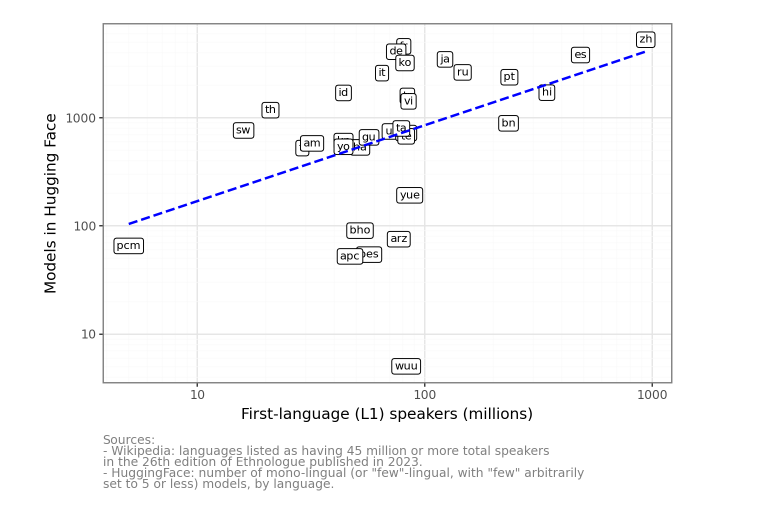
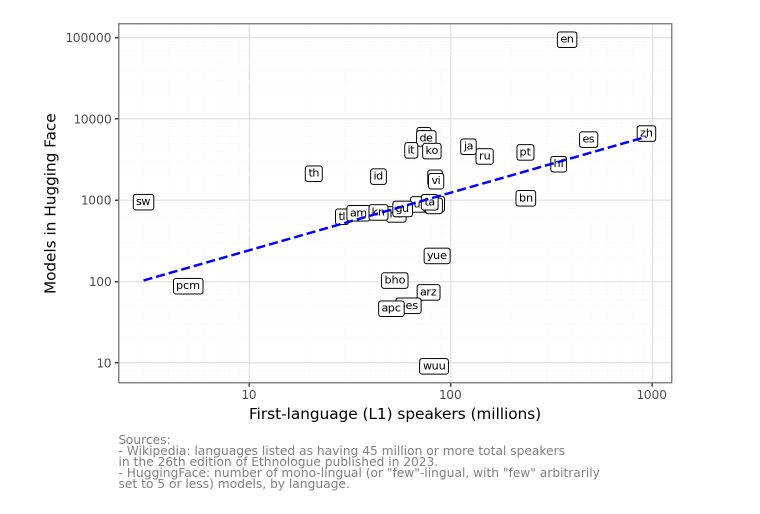
Before and after one commit to ftvalentini/misc, a Jupyter notebook: spanish_underserved.ipynb, the cells around one changed output. Drawn from its saved outputs; the diff is of its cells as text; code cells hidden in the pictures.

```diff
--- a/spanish_underserved.ipynb
+++ b/spanish_underserved.ipynb
@@ -168,32 +168,32 @@ y = "Models"
 # y = "Datasets"
 
 caption = (
     f'Sources:'
     f'\n- Wikipedia: languages listed as having 45 million or more total speakers'
     f'\nin the 26th edition of Ethnologue published in 2023.'
     f'\n- HuggingFace: number of mono-lingual (or "few"-lingual, with "few" arbitrarily'
     f'\nset to 5 or less) {y.lower()}, by language.'
 )
 
 df_tmp = df[[x, y, "iso"]].dropna()
 df_tmp = df_tmp.loc[df_tmp[x] > 0]
 # remove english:
-df_tmp = df_tmp.loc[df_tmp["iso"] != "en"]
+# df_tmp = df_tmp.loc[df_tmp["iso"] != "en"]
 
 p = (
     p9.ggplot(df_tmp, p9.aes(x=x, y=y))
     + p9.geom_label(p9.aes(label="iso"), size=8)
     # + p9.geom_point(size=3, alpha=0.5, color="red", shape="x")
     # + p9.geom_smooth(linetype="dashed", color="blue")
     + p9.geom_smooth(method="lm", linetype="dashed", color="blue", se=False)
     + p9.scale_x_log10()
     + p9.scale_y_log10(labels=lambda l: ["%.0f" % (v) for v in l])
     + p9.theme_bw()
     + p9.theme(
         plot_caption=p9.element_text(hjust=0, ha="left", margin={"t": 1, "units": "lines"}, color="gray"),
     )
     + p9.labs(x=f"{x} (millions)", y=f"{y} in Hugging Face", caption=caption)
 )
 p
 # %% [output]
-[figure, old version]
+[figure, new version]
```
Also changed, not shown: parts of 5 cells of this notebook, 9 other files.
